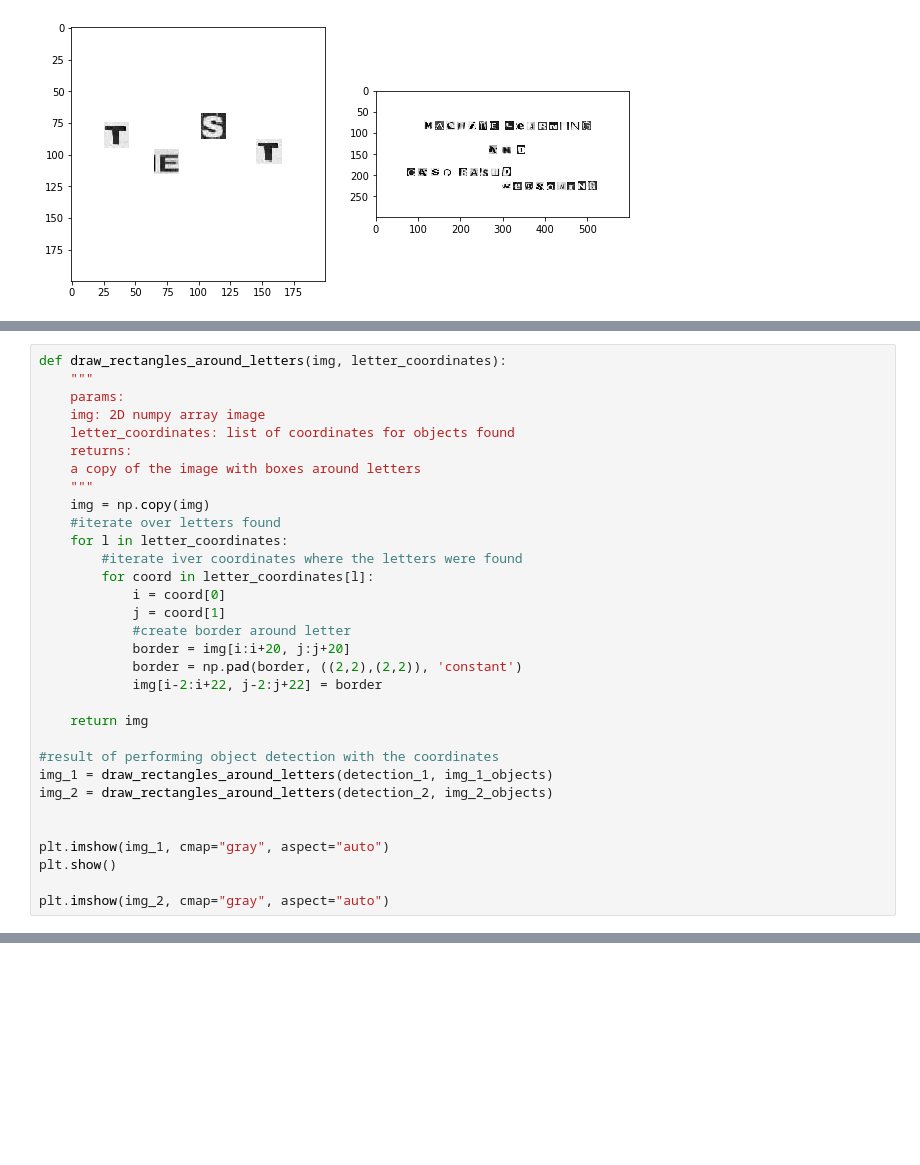
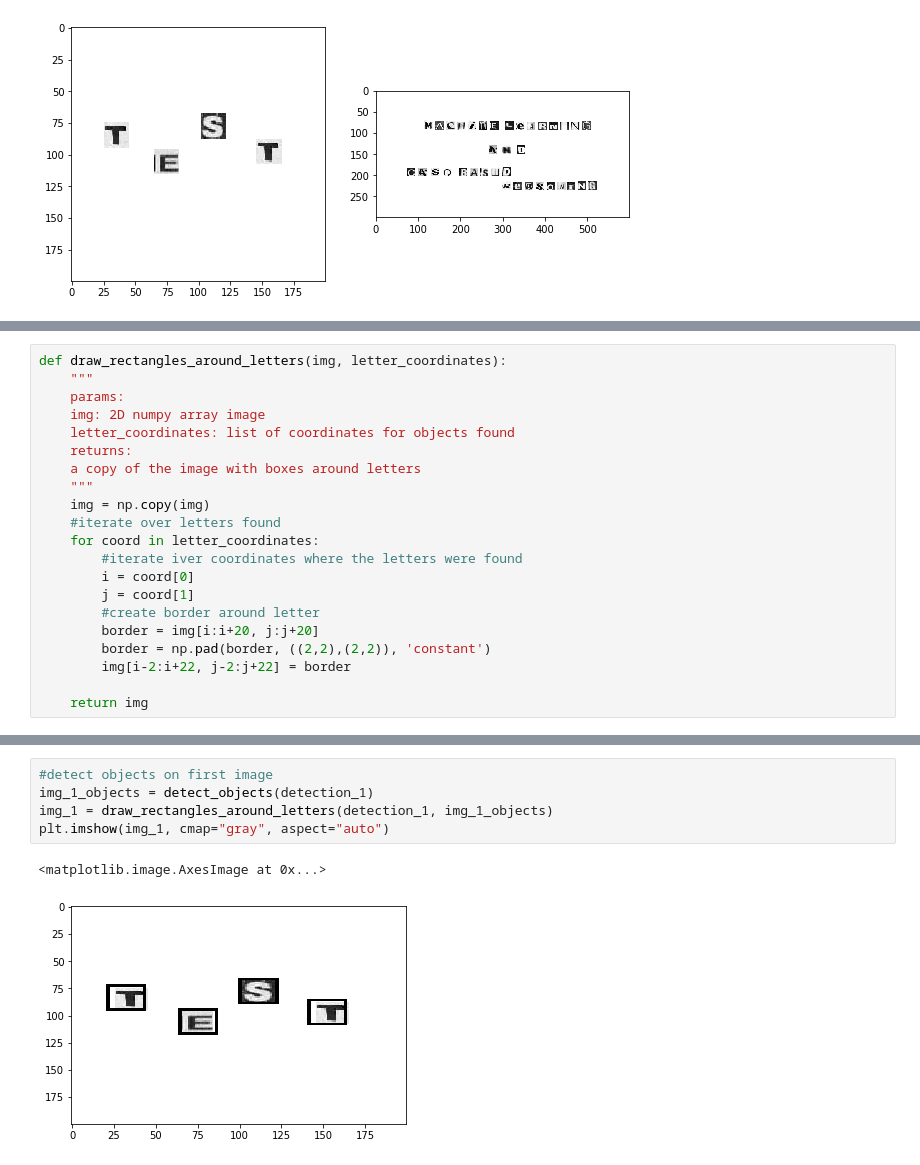
Before and after one commit to VemundFredriksen/TDT4173-Machine-Learning, a Jupyter notebook: Assignment 5/ex_5.ipynb, the cells around one changed output, grey strips where cells are left out. Saved outputs shown, nothing was run; the diff lists cells and outputs as text; blank space fills up the shorter version.

```diff
--- a/Assignment 5/ex_5.ipynb
+++ b/Assignment 5/ex_5.ipynb
@@ -112,24 +127,13 @@ def draw_rectangles_around_letters(img, letter_coordinates):
     """
     img = np.copy(img)
     #iterate over letters found
-    for l in letter_coordinates:
+    for coord in letter_coordinates:
         #iterate iver coordinates where the letters were found
-        for coord in letter_coordinates[l]:
-            i = coord[0]
-            j = coord[1]
-            #create border around letter
-            border = img[i:i+20, j:j+20]
-            border = np.pad(border, ((2,2),(2,2)), 'constant')
-            img[i-2:i+22, j-2:j+22] = border
+        i = coord[0]
+        j = coord[1]
+        #create border around letter
+        border = img[i:i+20, j:j+20]
+        border = np.pad(border, ((2,2),(2,2)), 'constant')
+        img[i-2:i+22, j-2:j+22] = border
 
     return img
-
-#result of performing object detection with the coordinates
-img_1 = draw_rectangles_around_letters(detection_1, img_1_objects)
-img_2 = draw_rectangles_around_letters(detection_2, img_2_objects)
-
-
-plt.imshow(img_1, cmap="gray", aspect="auto")
-plt.show()
-
-plt.imshow(img_2, cmap="gray", aspect="auto")
@@ -151,3 +152,11 @@ print(get_label(l[0]))
 # %% [output]
 t
 [figure]
+# %%
+#detect objects on first image
+img_1_objects = detect_objects(detection_1)
+img_1 = draw_rectangles_around_letters(detection_1, img_1_objects)
+plt.imshow(img_1, cmap="gray", aspect="auto")
+# %% [output]
+<matplotlib.image.AxesImage at 0x...>
+[figure, added]
```
Also changed, not shown: parts of 9 cells of this notebook, 1 other file.
